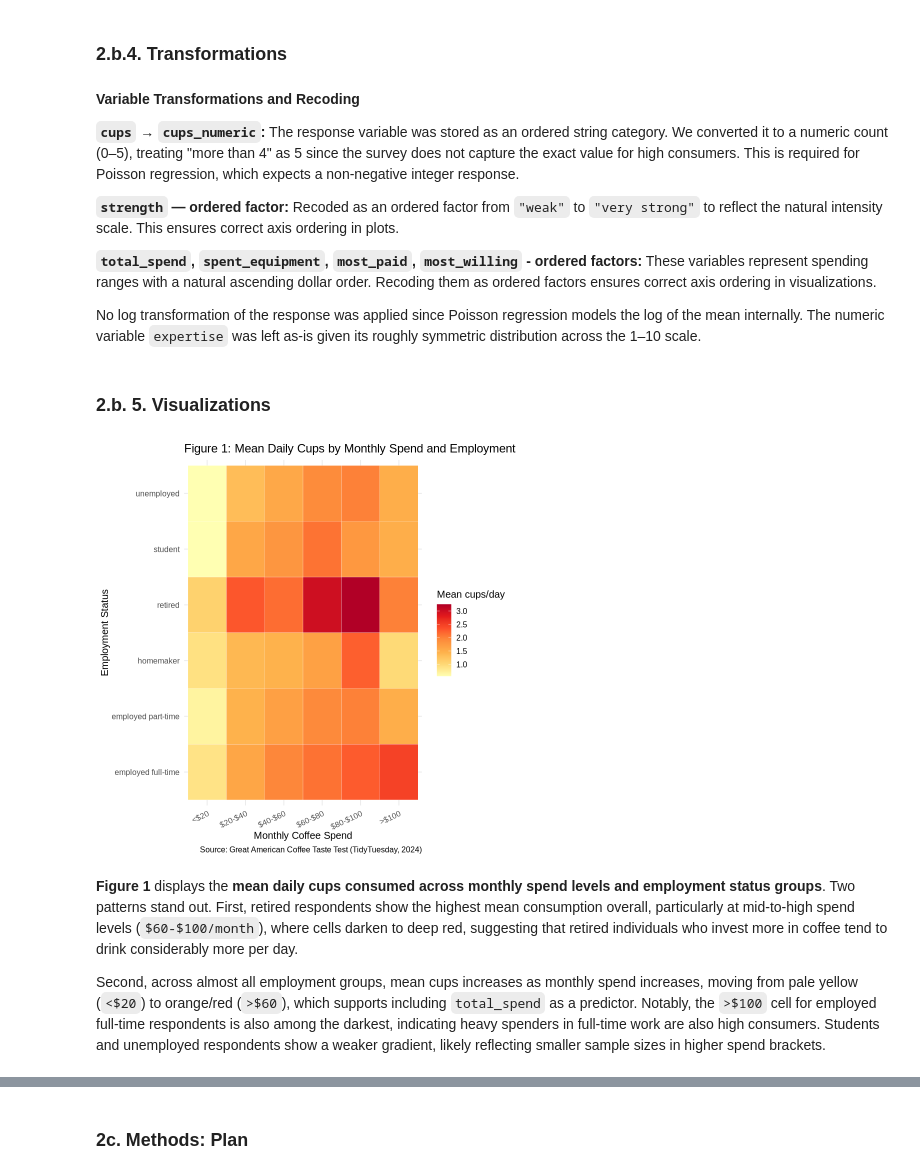
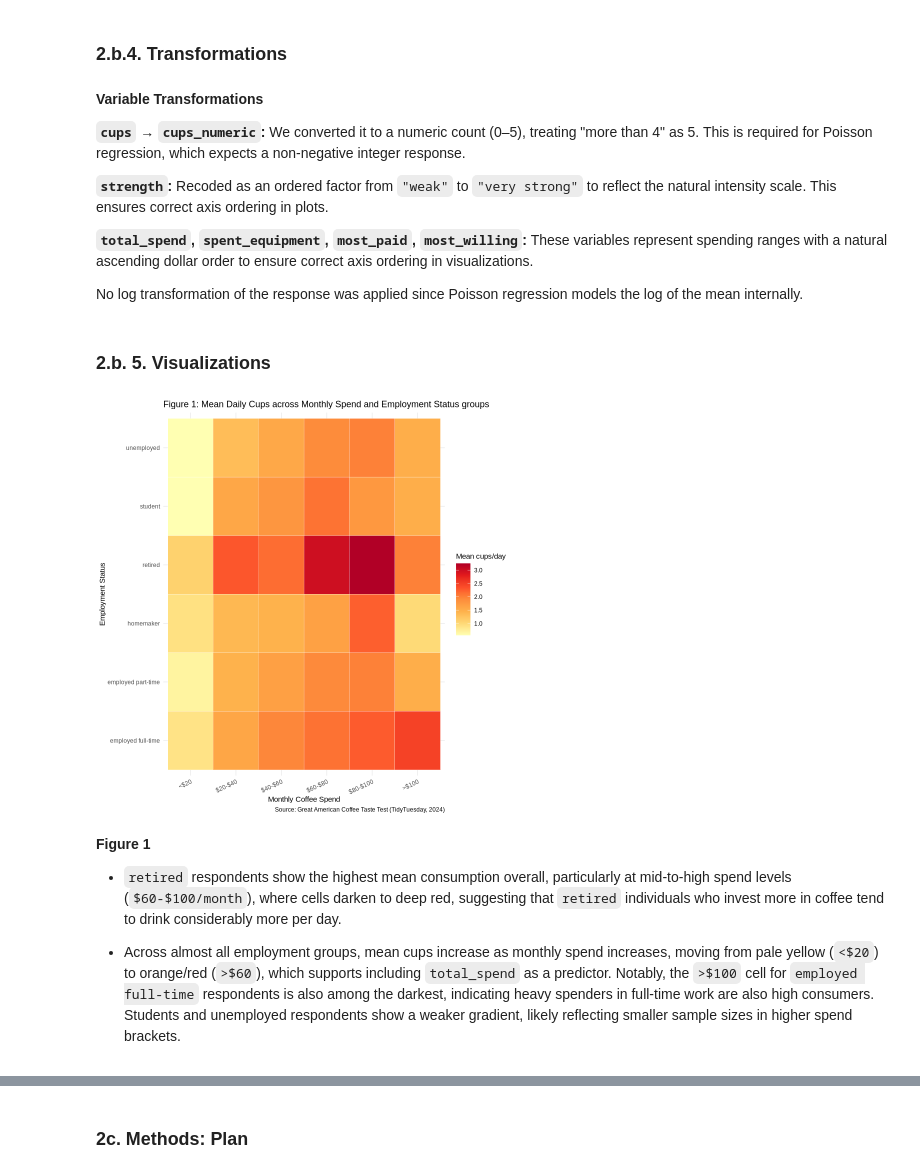
Before and after one commit to tiffanyn5/STAT301_Group9, a Jupyter notebook: group9_finalreport.ipynb, the cells around one changed output, grey strips where cells are left out. Saved outputs shown, nothing was run; the diff lists cells and outputs as text; code cells hidden in the pictures.

Commit message:
simplified  to reach the count

```diff
--- a/group9_finalreport.ipynb
+++ b/group9_finalreport.ipynb
@@ -433,52 +382,46 @@ coffee_balanced_final <- coffee_balanced_final |>
     )
   )
 # %% [markdown]
-**Variable Transformations and Recoding**
+**Variable Transformations**
 
-**`cups` → `cups_numeric`:** The response variable was stored as an ordered string
-category. We converted it to a numeric count (0–5), treating "more than 4" as 5 since
-the survey does not capture the exact value for high consumers. This is required for
+**`cups` → `cups_numeric`:** We converted it to a numeric count (0–5), treating "more than 4" as 5. This is required for
 Poisson regression, which expects a non-negative integer response.
 
-**`strength` — ordered factor:** Recoded as an ordered factor from `"weak"` to
+**`strength`:** Recoded as an ordered factor from `"weak"` to
 `"very strong"` to reflect the natural intensity scale. This ensures correct axis
 ordering in plots.
 
-**`total_spend`, `spent_equipment`, `most_paid`, `most_willing` - ordered factors:**
-These variables represent spending ranges with a natural ascending dollar order.
-Recoding them as ordered factors ensures correct axis ordering in visualizations.
+**`total_spend`, `spent_equipment`, `most_paid`, `most_willing`:**
+These variables represent spending ranges with a natural ascending dollar order to ensure correct axis ordering in visualizations.
 
-No log transformation of the response was applied since Poisson regression models
-the log of the mean internally. The numeric variable `expertise` was left as-is
-given its roughly symmetric distribution across the 1–10 scale.
+No log transformation of the response was applied since Poisson regression models the log of the mean internally.
 # %% [markdown]
 ### 2.b. 5. Visualizations
 # %%
 fig1 <- coffee_balanced_final |>
   filter(!is.na(cups_numeric), !is.na(total_spend), !is.na(employment_status)) |>
   group_by(employment_status, total_spend) |>
   summarise(mean_cups = mean(cups_numeric), .groups = "drop") |>
   ggplot(aes(x = total_spend, y = employment_status, fill = mean_cups)) +
   geom_tile(color = "white") +
   scale_fill_distiller(palette = "YlOrRd", direction = 1, name = "Mean cups/day") +
   labs(
-    title   = "Figure 1: Mean Daily Cups by Monthly Spend and Employment Status",
+    title   = "Figure 1: Mean Daily Cups across Monthly Spend and Employment Status groups",
     x       = "Monthly Coffee Spend",
     y       = "Employment Status",
     caption = "Source: Great American Coffee Taste Test (TidyTuesday, 2024)"
   ) +
-  theme_minimal(base_size = 12) +
+  theme_minimal(base_size = 9) +
   theme(axis.text.x = element_text(angle = 25, hjust = 1))
 
 fig1
 # %% [output]
-[figure, old version]
+[figure, new version]
 # %% [markdown]
-**Figure 1** displays the **mean daily cups consumed across monthly spend levels and
-employment status groups**.
-Two patterns stand out. First, retired respondents show the highest mean consumption overall, particularly at mid-to-high spend levels (`$60-$100/month`), where cells darken to deep red, suggesting that retired individuals who invest more in coffee tend to drink considerably more per day.
+**Figure 1**
+- `retired` respondents show the highest mean consumption overall, particularly at mid-to-high spend levels (`$60-$100/month`), where cells darken to deep red, suggesting that `retired` individuals who invest more in coffee tend to drink considerably more per day.
 
-Second, across almost all employment groups, mean cups increases as monthly spend increases, moving from pale yellow (`<$20`) to orange/red (`>$60`), which supports including `total_spend` as a predictor. Notably, the `>$100` cell for employed full-time respondents is also among the darkest, indicating heavy spenders in full-time work are also high consumers. Students and unemployed respondents show a weaker gradient, likely reflecting smaller sample sizes in higher spend brackets.
+- Across almost all employment groups, mean cups increase as monthly spend increases, moving from pale yellow (`<$20`) to orange/red (`>$60`), which supports including `total_spend` as a predictor. Notably, the `>$100` cell for `employed full-time` respondents is also among the darkest, indicating heavy spenders in full-time work are also high consumers. Students and unemployed respondents show a weaker gradient, likely reflecting smaller sample sizes in higher spend brackets.
 # %%
 fig2 <- coffee_balanced_final |>
   filter(!is.na(cups_numeric), !is.na(expertise), !is.na(strength)) |>
```
Also changed, not shown: parts of 18 cells of this notebook.
